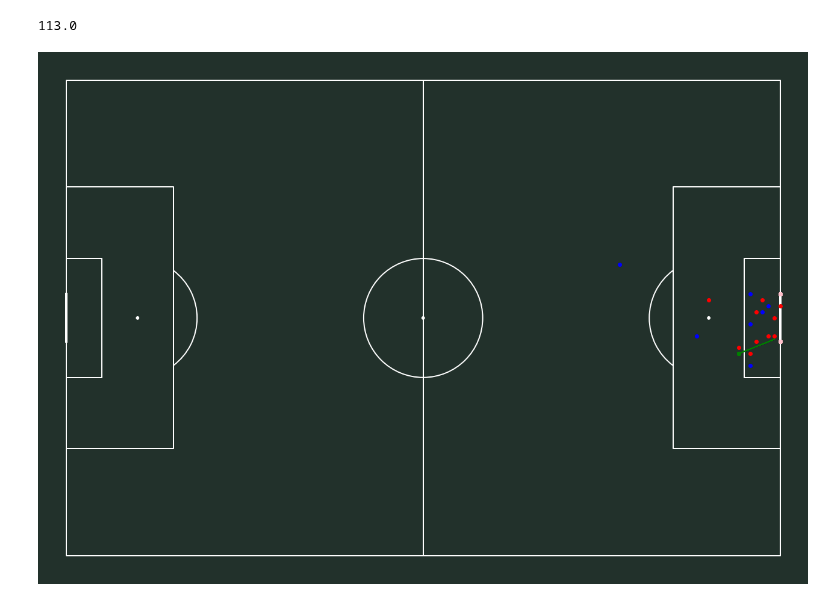
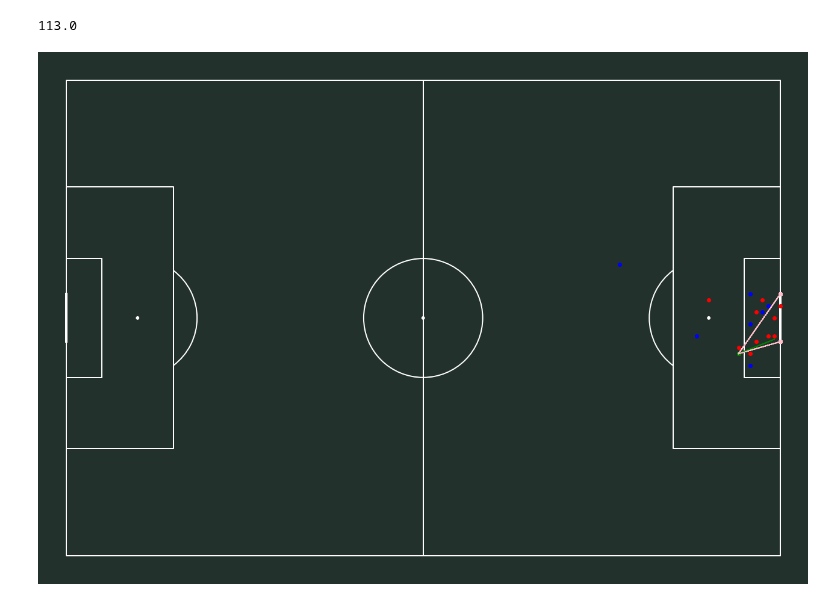
Before and after one commit to chikoungoun/Football, a Jupyter notebook: StatsBomb/Shot Visualization.ipynb, the cells around one changed output. Drawn from its saved outputs; the diff is of its cells as text; code cells hidden in the pictures.

Commit message:
visualize the shooting angle

```diff
--- a/StatsBomb/Shot Visualization.ipynb
+++ b/StatsBomb/Shot Visualization.ipynb
@@ -221,31 +221,36 @@ fig,ax = plt.subplots(figsize=(28,16))
 fig.set_facecolor('#22312b')
 ax.patch.set_facecolor('#22312b')
 
 #Drawing the pitch over the plot
 pitch = Pitch(pitch_color='#22312b',line_color='white',stripe=False)
 pitch.draw(ax=ax)
 
 #Invert Y axis
 plt.gca().invert_yaxis()
 
 for i in range(len(dfs[0]['X'])):
 
     # plot the shooter
     plt.scatter(shooter_df.iloc[0]['X'],shooter_df.iloc[0]['Y'],color='green')
 
     # plot ball the trajectory
     plt.plot((shooter_df.iloc[0]['X'] ,shooter_df.iloc[0]['End X'] ),(shooter_df.iloc[0]['Y'] ,shooter_df.iloc[0]['End Y']),color='green')
 
     # plot the  bars corner
     plt.scatter(120,36,color='pink')
     plt.scatter(120,44,color='pink')
 
+    # plot the shooting angle
+    plt.plot((shooter_df.iloc[0]['X'] ,120 ),(shooter_df.iloc[0]['Y'] ,36),color='pink')
+    plt.plot((shooter_df.iloc[0]['X'] ,120 ),(shooter_df.iloc[0]['Y'] ,44),color='pink')
+
+
 
 
     # plot the team
     if dfs[0]['team mate'][i] == False:
         plt.scatter(dfs[0]['X'][i],dfs[0]['Y'][i],color='red')
     else:
         plt.scatter(dfs[0]['X'][i],dfs[0]['Y'][i],color='blue')
 # %% [output]
-[figure, old version]
+[figure, new version]
```
